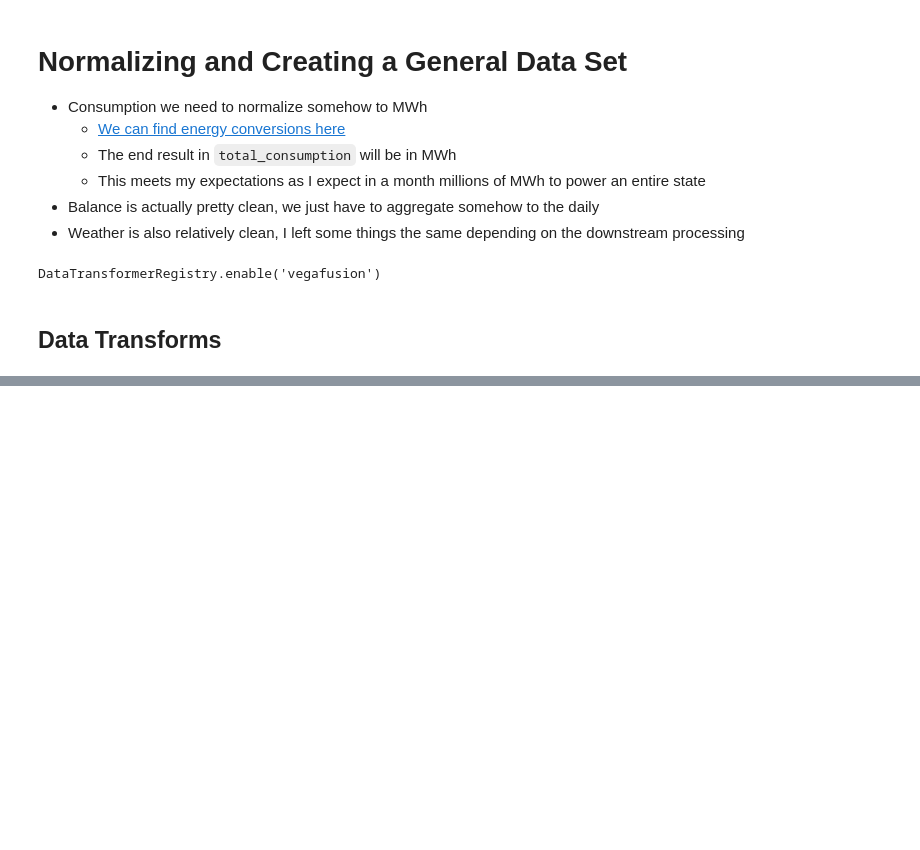
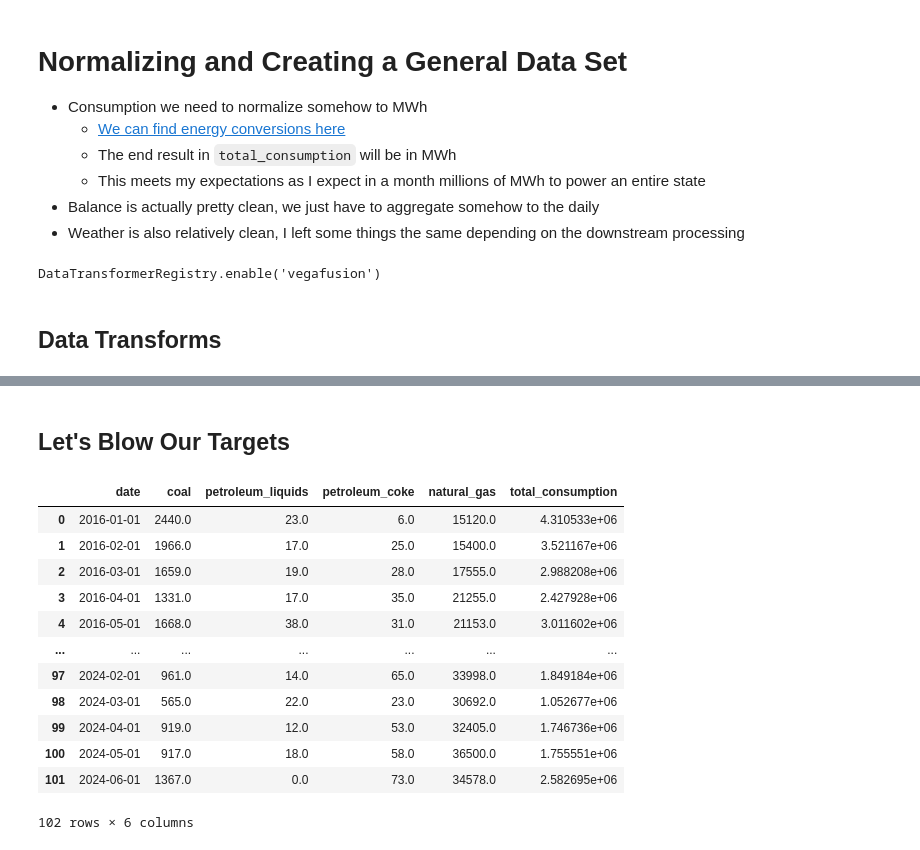
Before and after one commit to lmg1404/Energy-Consumption-Forecasting, a Jupyter notebook: src/notebooks/normalization.ipynb, the cells around one changed output, grey strips where cells are left out. Drawn from its saved outputs; the diff is of its cells as text; code cells hidden in the pictures; blank space fills up the shorter version.

```diff
--- a/src/notebooks/normalization.ipynb
+++ b/src/notebooks/normalization.ipynb
@@ -102,0 +110,21 @@ b.merge(w, on='date').sort_values('date').to_csv("../../data/features.csv", inde
+# %% [markdown]
+## Let's Blow Our Targets
+# %%
+features = pd.read_csv("../../data/features.csv", parse_dates=['date'])
+targets = pd.read_csv("../../data/targets.csv", parse_dates=['date'])
+# %%
+targets
+# %% [output]
+|  | date | coal | petroleum_liquids | petroleum_coke | natural_gas | total_consumption |
+| 0 | 2016-01-01 | 2440.0 | 23.0 | 6.0 | 15120.0 | 4.310533e+06 |
+| 1 | 2016-02-01 | 1966.0 | 17.0 | 25.0 | 15400.0 | 3.521167e+06 |
+| 2 | 2016-03-01 | 1659.0 | 19.0 | 28.0 | 17555.0 | 2.988208e+06 |
+| 3 | 2016-04-01 | 1331.0 | 17.0 | 35.0 | 21255.0 | 2.427928e+06 |
+| 4 | 2016-05-01 | 1668.0 | 38.0 | 31.0 | 21153.0 | 3.011602e+06 |
+| ... | ... | ... | ... | ... | ... | ... |
+| 97 | 2024-02-01 | 961.0 | 14.0 | 65.0 | 33998.0 | 1.849184e+06 |
+| 98 | 2024-03-01 | 565.0 | 22.0 | 23.0 | 30692.0 | 1.052677e+06 |
+| 99 | 2024-04-01 | 919.0 | 12.0 | 53.0 | 32405.0 | 1.746736e+06 |
+| 100 | 2024-05-01 | 917.0 | 18.0 | 58.0 | 36500.0 | 1.755551e+06 |
+| 101 | 2024-06-01 | 1367.0 | 0.0 | 73.0 | 34578.0 | 2.582695e+06 |
+102 rows × 6 columns
```
Also changed, not shown: parts of 6 cells of this notebook, 1 other file.
